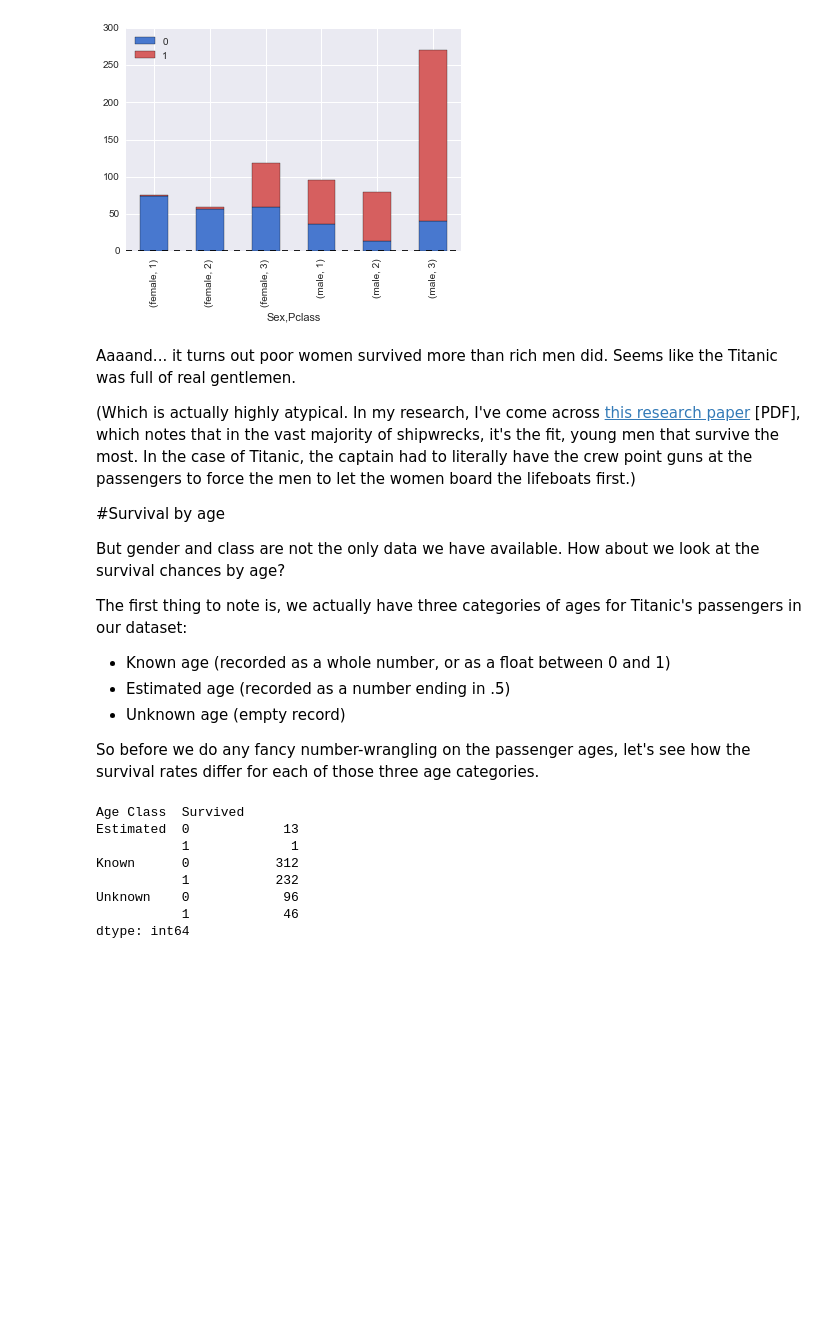
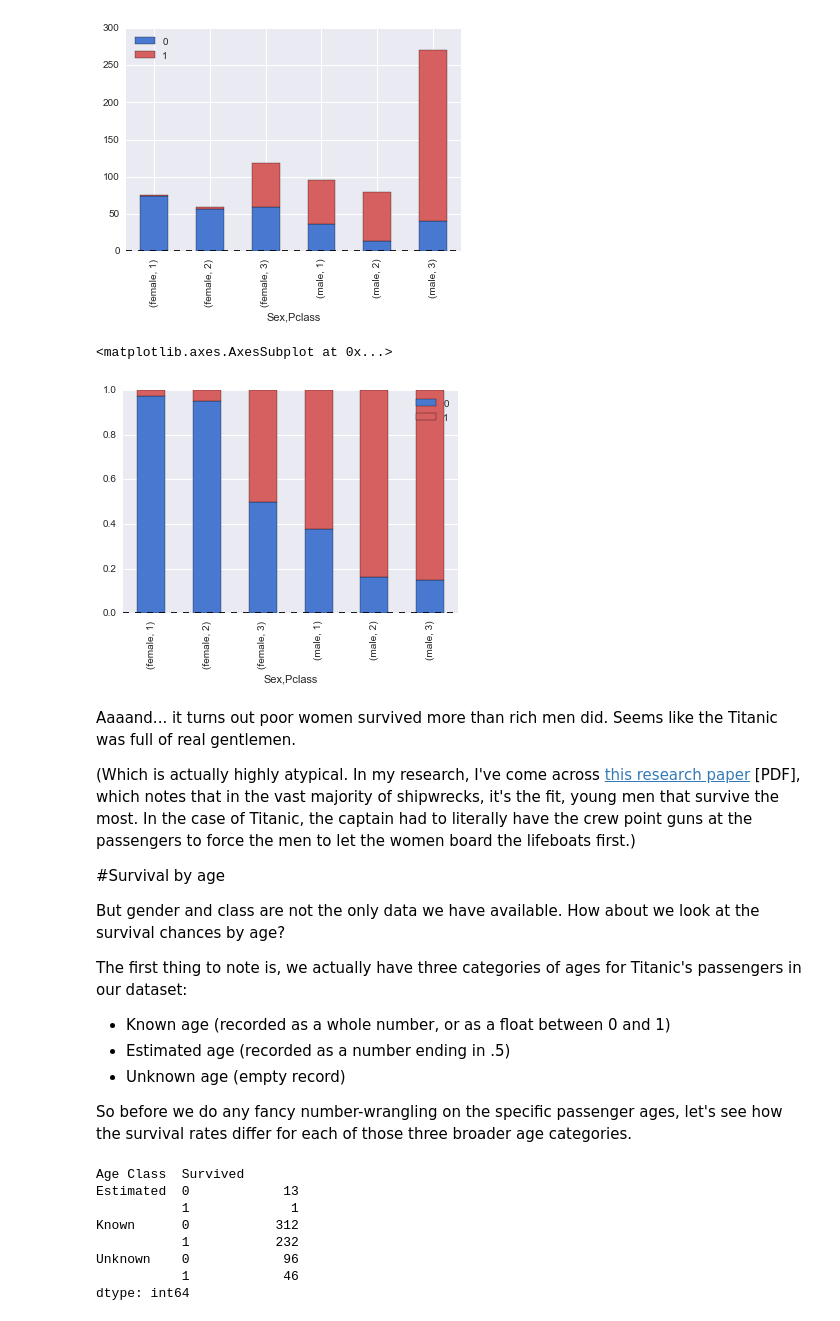
Before and after one commit to Mistborn/titanic, a Jupyter notebook: Titanic.ipynb, the cells around one changed output. Drawn from its saved outputs; the diff is of its cells as text; code cells hidden in the pictures; blank space fills up the shorter version.

```diff
--- a/Titanic.ipynb
+++ b/Titanic.ipynb
@@ -124,6 +112,11 @@ male    1       0            59
 dtype: int64
 <matplotlib.axes.AxesSubplot at 0x...>
 [figure]
+# %%
+gender_class_survival.div(gender_class_survival.sum(axis=1), axis=0).plot(kind='bar', stacked=True)
+# %% [output]
+<matplotlib.axes.AxesSubplot at 0x...>
+[figure, added]
 # %% [markdown]
 Aaaand... it turns out poor women survived more than rich men did. Seems like the Titanic was full of real gentlemen.
 
@@ -138,7 +131,7 @@ The first thing to note is, we actually have three categories of ages for Titani
 - Estimated age (recorded as a number ending in .5)
 - Unknown age (empty record)
 
-So before we do any fancy number-wrangling on the passenger ages, let's see how the survival rates differ for each of those three age categories.
+So before we do any fancy number-wrangling on the specific passenger ages, let's see how the survival rates differ for each of those three broader age categories.
 # %%
 def get_age_class(age):
     if np.isnan(age):
```
Also changed, not shown: parts of 23 cells of this notebook.
